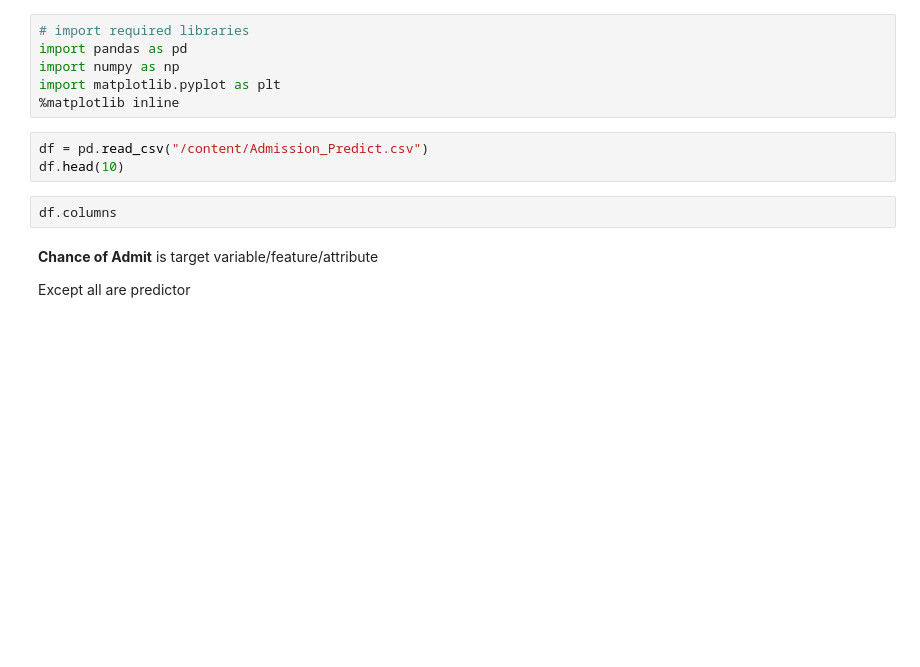
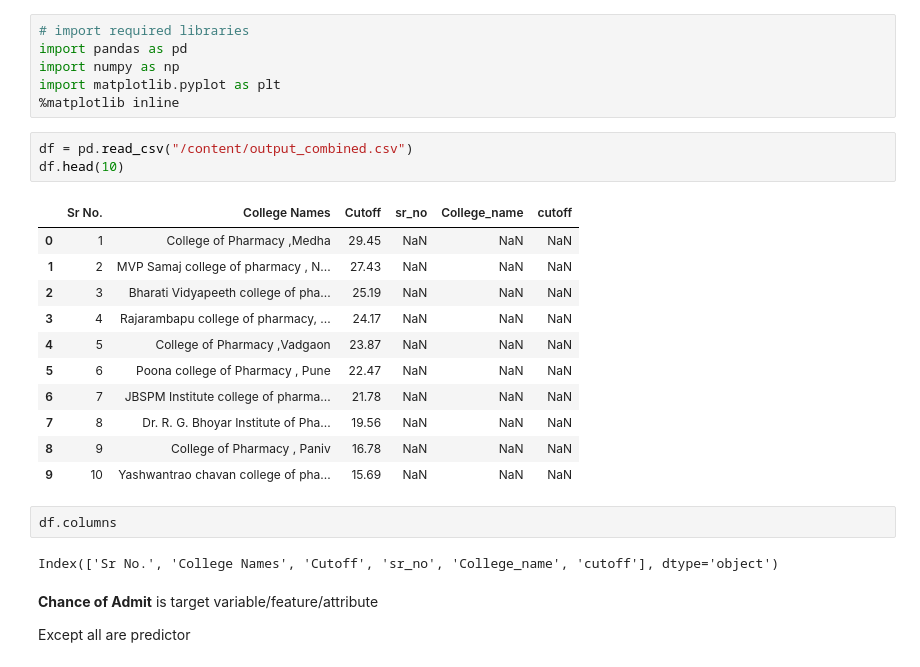
Before and after one commit to Sam21sop/chance-of-admission, a Jupyter notebook: ChancesOfAdmissionPrediction.ipynb, the cells around one changed output. Cells and saved outputs as stored; diff of their text form; blank space fills up the shorter version.

Commit message:
Output with code

```diff
--- a/ChancesOfAdmissionPrediction.ipynb
+++ b/ChancesOfAdmissionPrediction.ipynb
@@ -185,10 +195,24 @@ import numpy as np
 import matplotlib.pyplot as plt
 %matplotlib inline
 # %%
-df = pd.read_csv("/content/Admission_Predict.csv")
+df = pd.read_csv("/content/output_combined.csv")
 df.head(10)
+# %% [output]
+|  | Sr No. | College Names | Cutoff | sr_no | College_name | cutoff |
+| 0 | 1 | College of Pharmacy ,Medha | 29.45 | NaN | NaN | NaN |
+| 1 | 2 | MVP Samaj college of pharmacy , N... | 27.43 | NaN | NaN | NaN |
+| 2 | 3 | Bharati Vidyapeeth college of pha... | 25.19 | NaN | NaN | NaN |
+| 3 | 4 | Rajarambapu college of pharmacy, ... | 24.17 | NaN | NaN | NaN |
+| 4 | 5 | College of Pharmacy ,Vadgaon | 23.87 | NaN | NaN | NaN |
+| 5 | 6 | Poona college of Pharmacy , Pune | 22.47 | NaN | NaN | NaN |
+| 6 | 7 | JBSPM Institute college of pharma... | 21.78 | NaN | NaN | NaN |
+| 7 | 8 | Dr. R. G. Bhoyar Institute of Pha... | 19.56 | NaN | NaN | NaN |
+| 8 | 9 | College of Pharmacy , Paniv | 16.78 | NaN | NaN | NaN |
+| 9 | 10 | Yashwantrao chavan college of pha... | 15.69 | NaN | NaN | NaN |
 # %%
 df.columns
+# %% [output]
+Index(['Sr No.', 'College Names', 'Cutoff', 'sr_no', 'College_name', 'cutoff'], dtype='object')
 # %% [markdown]
 **Chance of Admit** is target variable/feature/attribute
 
```
Also changed, not shown: parts of 24 cells of this notebook.
